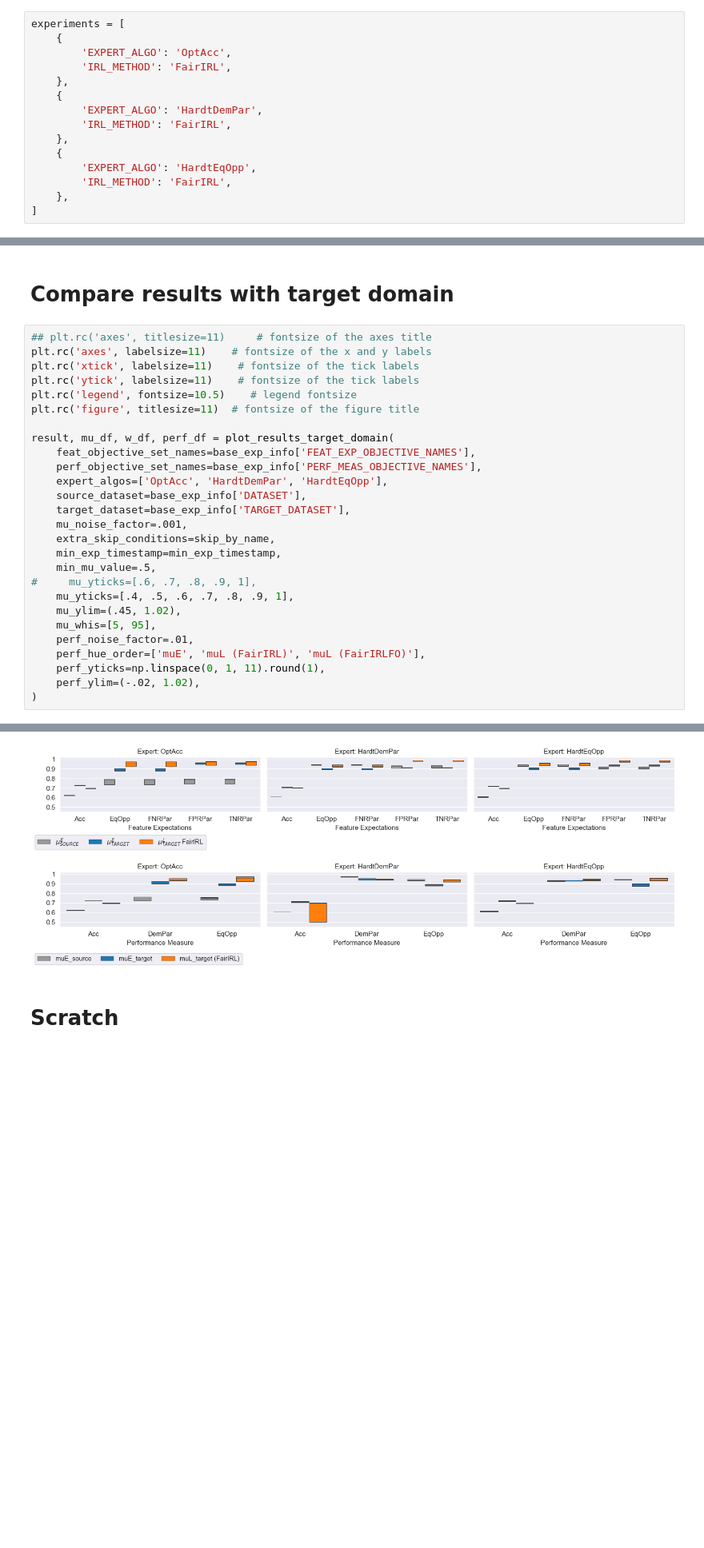
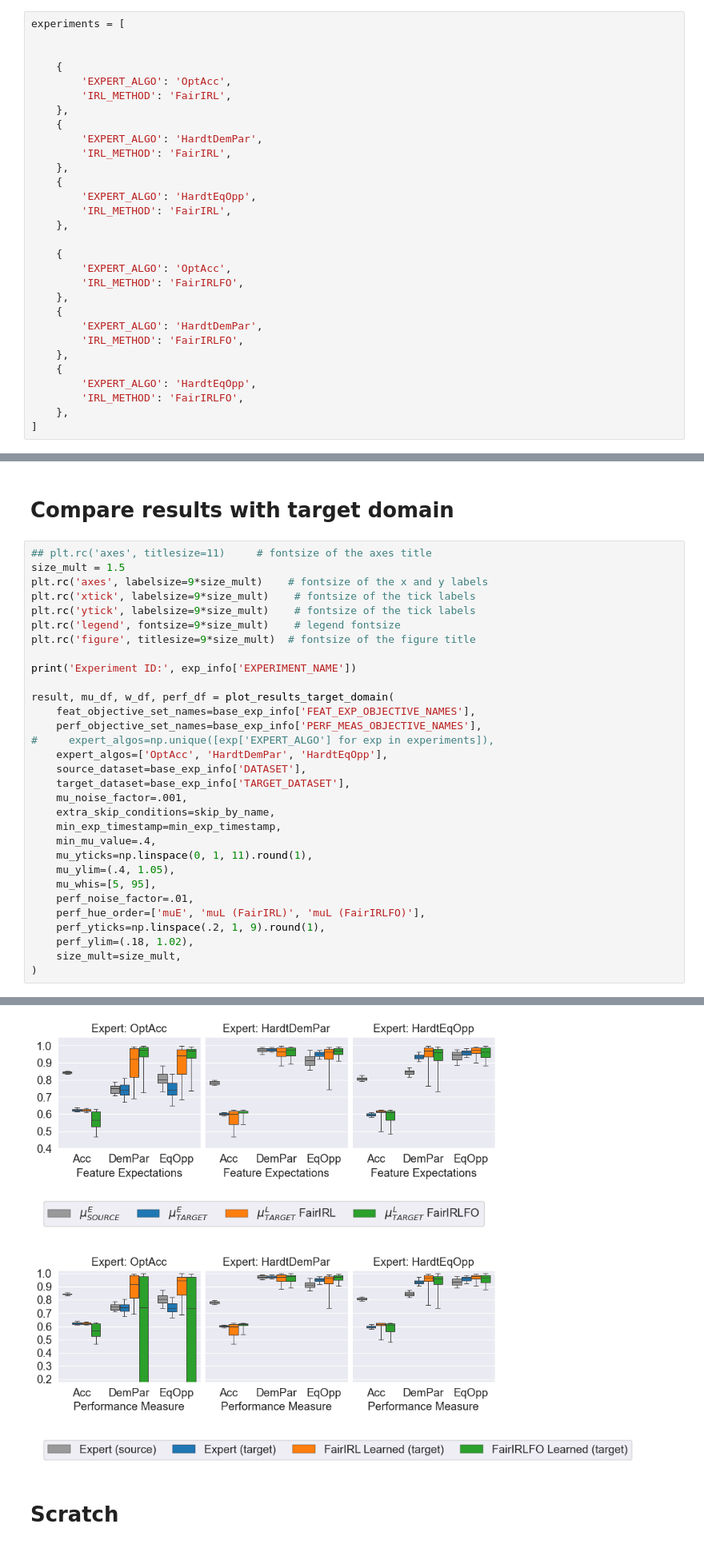
Before and after one commit to jackblandin/research, a Jupyter notebook: experiments/irl/Fair IRL Experiments.ipynb, the cells around one changed output, grey strips where cells are left out. Shown at 80% size. Drawn from its saved outputs; the diff is of its cells as text; blank space fills up the shorter version.

```diff
--- a/experiments/irl/Fair IRL Experiments.ipynb
+++ b/experiments/irl/Fair IRL Experiments.ipynb
@@ -102,6 +99,8 @@ base_exp_info['IRL_ERROR_ENCOURAGE_EVEN_WEIGHTS'] = True
 base_exp_info['IRL_ERROR_ENCOURAGE_UNEVEN_WEIGHTS'] = False
 # %%
 experiments = [
+
+
     {
         'EXPERT_ALGO': 'OptAcc',
         'IRL_METHOD': 'FairIRL',
@@ -114,6 +113,19 @@ experiments = [
         'EXPERT_ALGO': 'HardtEqOpp',
         'IRL_METHOD': 'FairIRL',
     },
+
+    {
+        'EXPERT_ALGO': 'OptAcc',
+        'IRL_METHOD': 'FairIRLFO',
+    },
+    {
+        'EXPERT_ALGO': 'HardtDemPar',
+        'IRL_METHOD': 'FairIRLFO',
+    },
+    {
+        'EXPERT_ALGO': 'HardtEqOpp',
+        'IRL_METHOD': 'FairIRLFO',
+    },
 ]
 # %%
 # for exp_i, experiment in enumerate(experiments):
@@ -394,29 +389,33 @@ DATASET: COMPAS
 # Compare results with target domain
 # %%
 ## plt.rc('axes', titlesize=11)     # fontsize of the axes title
-plt.rc('axes', labelsize=11)    # fontsize of the x and y labels
-plt.rc('xtick', labelsize=11)    # fontsize of the tick labels
-plt.rc('ytick', labelsize=11)    # fontsize of the tick labels
-plt.rc('legend', fontsize=10.5)    # legend fontsize
-plt.rc('figure', titlesize=11)  # fontsize of the figure title
+size_mult = 1.5
+plt.rc('axes', labelsize=9*size_mult)    # fontsize of the x and y labels
+plt.rc('xtick', labelsize=9*size_mult)    # fontsize of the tick labels
+plt.rc('ytick', labelsize=9*size_mult)    # fontsize of the tick labels
+plt.rc('legend', fontsize=9*size_mult)    # legend fontsize
+plt.rc('figure', titlesize=9*size_mult)  # fontsize of the figure title
+
+print('Experiment ID:', exp_info['EXPERIMENT_NAME'])
 
 result, mu_df, w_df, perf_df = plot_results_target_domain(
     feat_objective_set_names=base_exp_info['FEAT_EXP_OBJECTIVE_NAMES'],
     perf_objective_set_names=base_exp_info['PERF_MEAS_OBJECTIVE_NAMES'],
+#     expert_algos=np.unique([exp['EXPERT_ALGO'] for exp in experiments]),
     expert_algos=['OptAcc', 'HardtDemPar', 'HardtEqOpp'],
     source_dataset=base_exp_info['DATASET'],
     target_dataset=base_exp_info['TARGET_DATASET'],
     mu_noise_factor=.001,
     extra_skip_conditions=skip_by_name,
     min_exp_timestamp=min_exp_timestamp,
-    min_mu_value=.5,
-#     mu_yticks=[.6, .7, .8, .9, 1],
-    mu_yticks=[.4, .5, .6, .7, .8, .9, 1],
-    mu_ylim=(.45, 1.02),
+    min_mu_value=.4,
+    mu_yticks=np.linspace(0, 1, 11).round(1),
+    mu_ylim=(.4, 1.05),
     mu_whis=[5, 95],
     perf_noise_factor=.01,
     perf_hue_order=['muE', 'muL (FairIRL)', 'muL (FairIRLFO)'],
-    perf_yticks=np.linspace(0, 1, 11).round(1),
-    perf_ylim=(-.02, 1.02),
+    perf_yticks=np.linspace(.2, 1, 9).round(1),
+    perf_ylim=(.18, 1.02),
+    size_mult=size_mult,
 )
 # %% [output]
@@ -425,4 +425,4 @@ TARGET DATASET: Adult
-[figure, old version]
+[figure, new version]
 # %% [markdown]
 # Scratch
 # %%
```
Also changed, not shown: parts of 19 cells of this notebook, 3 other files.
